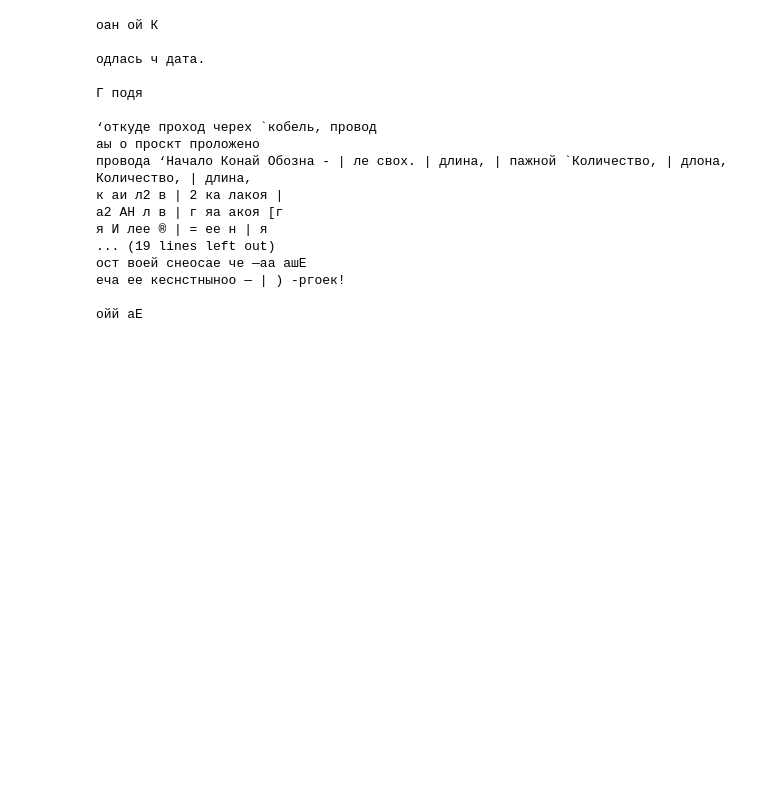
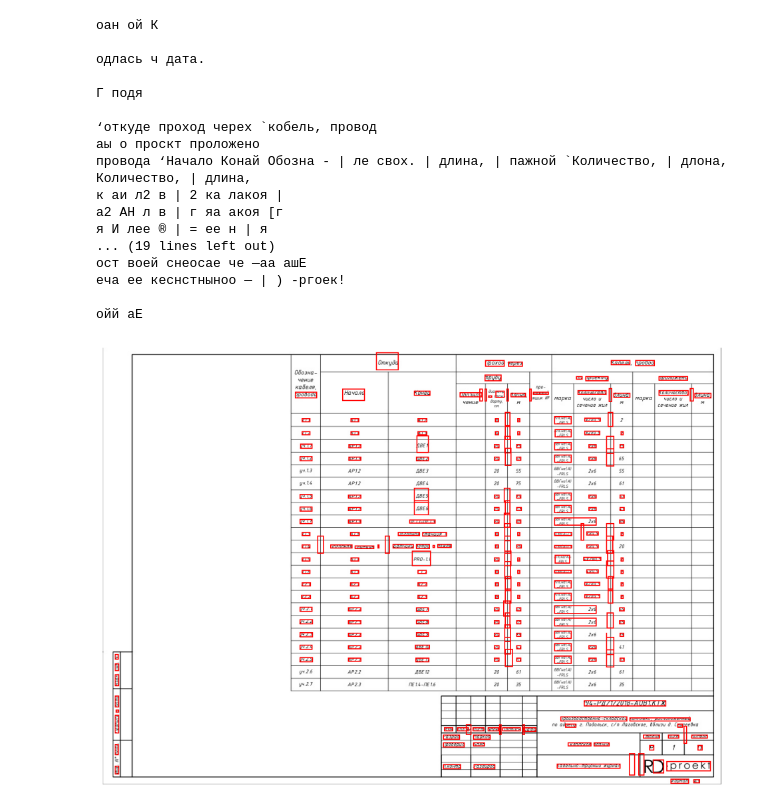
Before and after one commit to KonstantinPetrovichQWERTY/free-ocr-comparison, a Jupyter notebook: ocr-comparison.ipynb, the cells around one changed output. Saved outputs shown, nothing was run; the diff lists cells and outputs as text; code cells hidden in the pictures; blank space fills up the shorter version.

```diff
--- a/ocr-comparison.ipynb
+++ b/ocr-comparison.ipynb
@@ -207,3 +211,28 @@ print(text)
 еча ее кеснстныноо — | ) -ргоек!
 
 ойй аЕ
+# %%
+from PIL import Image, ImageDraw
+import pytesseract
+import matplotlib.pyplot as plt
+
+img = Image.open('./test/page_1.jpg')
+
+data = pytesseract.image_to_data(img, lang='rus', output_type=pytesseract.Output.DICT)
+
+img_with_boxes = img.copy()
+draw = ImageDraw.Draw(img_with_boxes)
+
+n_boxes = len(data['text'])
+for i in range(n_boxes):
+    word = data['text'][i].strip()
+    if word:
+        x, y, w, h = data['left'][i], data['top'][i], data['width'][i], data['height'][i]
+        draw.rectangle([x, y, x + w, y + h], outline='red', width=2)
+
+plt.figure(figsize=(12, 10))
+plt.imshow(img_with_boxes)
+plt.axis('off')
+plt.show()
+# %% [output]
+[figure, added]
```
Also changed, not shown: parts of 5 cells of this notebook.
